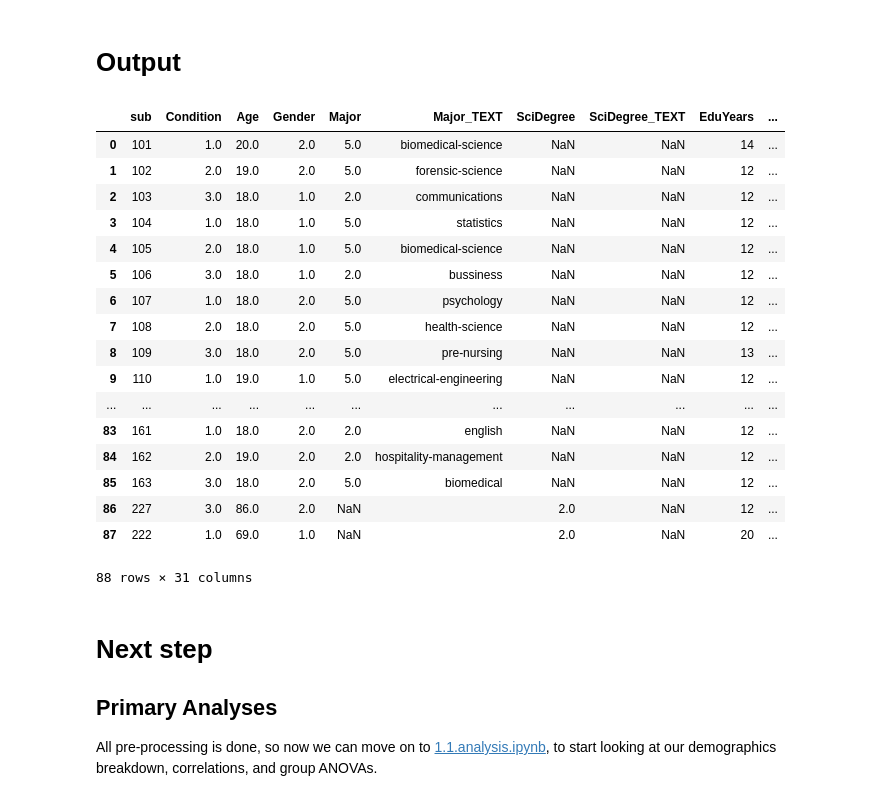
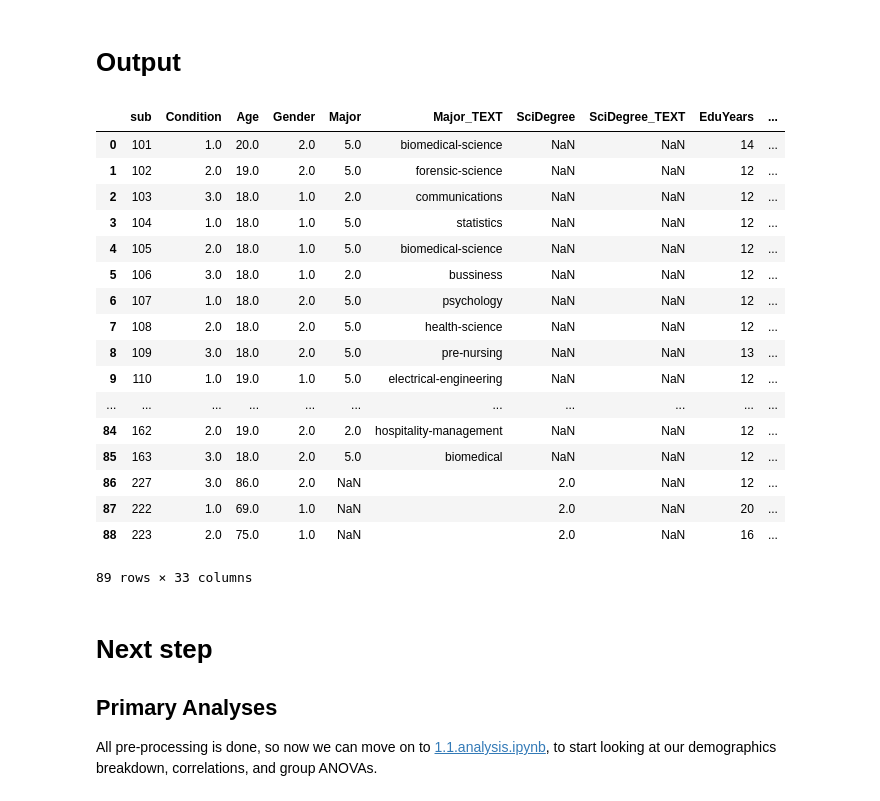
Before and after one commit to lighthall-lab/scilearn, a Jupyter notebook: 0.4.join_subject_level.ipynb, the cells around one changed output. Saved outputs shown, nothing was run; the diff lists cells and outputs as text; code cells hidden in the pictures.

```diff
--- a/0.4.join_subject_level.ipynb
+++ b/0.4.join_subject_level.ipynb
@@ -360,10 +404,5 @@ pursuits. High scores may day dream a lot. Low scorers may be very down to earth
 # %%
 o2xp_df = frames[3][['sub']+[c for c in frames[3].columns if c.startswith('O')]]
 o2xp_df = o2xp_df.drop(columns=['Open-0','Original_Feedback'])
-o2xp_df = o2xp_df.set_index('sub')
-o2xp_subscales = list(set([c.split('-')[0] for c in o2xp_df.columns]))
-for subscale in o2xp_subscales:
-    o2xp_df[subscale+'_sum'] = o2xp_df[[c for c in o2xp_df.columns if c.startswith(subscale)]].sum(axis=1)
-o2xp_df = o2xp_df.reset_index()
 o2xp_df.head()
 # %% [output]
@@ -379,4 +415,0 @@ o2xp_df.head()
-# %%
-vocab_df = frames[3][['sub']+[c for c in frames[3].columns if c.startswith('Q') or c.startswith('Score-')]]
-vocab_df = vocab_df.rename(columns={'Score-sum_x':'vocab_sum'})
-vocab_df.head()
@@ -389,0 +427,9 @@ vocab_df.head()
+# %%
+o2xp_subscales = sorted(list(set([c.split('-')[0] for c in o2xp_df.set_index('sub').columns])))
+o2xp_dfs=[]
+for subscale in o2xp_subscales:
+    df = o2xp_df.loc[:,['sub']+[c for c in o2xp_df.columns if c.startswith(subscale)]]
+    df = reverse_score(df,5)
+    df = sum_subscale(df,subscale)
+    o2xp_dfs.append(df)
+    print(df.head())
@@ -389,0 +454,3 @@ vocab_df.head()
+# %%
+o2xp_df = reduce(lambda left,right: pd.merge(left,right,on='sub'), o2xp_dfs)
+o2xp_df.head()[['sub','O1_sum','O2_sum','O3_sum','O4_sum','O5_sum','O6_sum']]
@@ -392,33 +466,33 @@ vocab_df.head()
 # %%
 output_df = demog_df.merge(comp_df[['sub','comp_t1','comp_t2','comp_change']]
                     ).merge(nback_df[['sub','nb_RT','nb_CoR']]
                     ).merge(procspd_df[['sub','procspd_RT']]
                     ).merge(nfcs_df[['sub','NFCS_sum']]
                     ).merge(tssi_df[['sub','TSSI_sum']]
                     ).merge(vocab_df[['sub','vocab_sum']]
                     ).merge(sciLit_df[['sub','SciLit_sum']]
-                    ).merge(scitude_df[['sub','SciTude_sum']]
+                    ).merge(scitude_df[['sub','SciTudeA_sum','SciTudeL_sum','SciTudeS_sum']]
                     ).merge(o2xp_df[['sub','O1_sum','O2_sum','O3_sum','O4_sum','O5_sum','O6_sum']])
 output_df
 # %% [output]
 |  | sub | Condition | Age | Gender | Major | Major_TEXT | SciDegree | SciDegree_TEXT | EduYears | ... |
 | 0 | 101 | 1.0 | 20.0 | 2.0 | 5.0 | biomedical-science | NaN | NaN | 14 | ... |
 | 1 | 102 | 2.0 | 19.0 | 2.0 | 5.0 | forensic-science | NaN | NaN | 12 | ... |
 | 2 | 103 | 3.0 | 18.0 | 1.0 | 2.0 | communications | NaN | NaN | 12 | ... |
 | 3 | 104 | 1.0 | 18.0 | 1.0 | 5.0 | statistics | NaN | NaN | 12 | ... |
 | 4 | 105 | 2.0 | 18.0 | 1.0 | 5.0 | biomedical-science | NaN | NaN | 12 | ... |
 | 5 | 106 | 3.0 | 18.0 | 1.0 | 2.0 | bussiness | NaN | NaN | 12 | ... |
 | 6 | 107 | 1.0 | 18.0 | 2.0 | 5.0 | psychology | NaN | NaN | 12 | ... |
 | 7 | 108 | 2.0 | 18.0 | 2.0 | 5.0 | health-science | NaN | NaN | 12 | ... |
 | 8 | 109 | 3.0 | 18.0 | 2.0 | 5.0 | pre-nursing | NaN | NaN | 13 | ... |
 | 9 | 110 | 1.0 | 19.0 | 1.0 | 5.0 | electrical-engineering | NaN | NaN | 12 | ... |
 | ... | ... | ... | ... | ... | ... | ... | ... | ... | ... | ... |
-| 83 | 161 | 1.0 | 18.0 | 2.0 | 2.0 | english | NaN | NaN | 12 | ... |
 | 84 | 162 | 2.0 | 19.0 | 2.0 | 2.0 | hospitality-management | NaN | NaN | 12 | ... |
 | 85 | 163 | 3.0 | 18.0 | 2.0 | 5.0 | biomedical | NaN | NaN | 12 | ... |
 | 86 | 227 | 3.0 | 86.0 | 2.0 | NaN |  | 2.0 | NaN | 12 | ... |
 | 87 | 222 | 1.0 | 69.0 | 1.0 | NaN |  | 2.0 | NaN | 20 | ... |
+| 88 | 223 | 2.0 | 75.0 | 1.0 | NaN |  | 2.0 | NaN | 16 | ... |
-88 rows × 31 columns
+89 rows × 33 columns
 # %%
 output_df.to_csv(os.path.join(output_dir,'all_subject_level.csv'),index=False)
 # %% [markdown]
```
Also changed, not shown: parts of 20 cells of this notebook.
